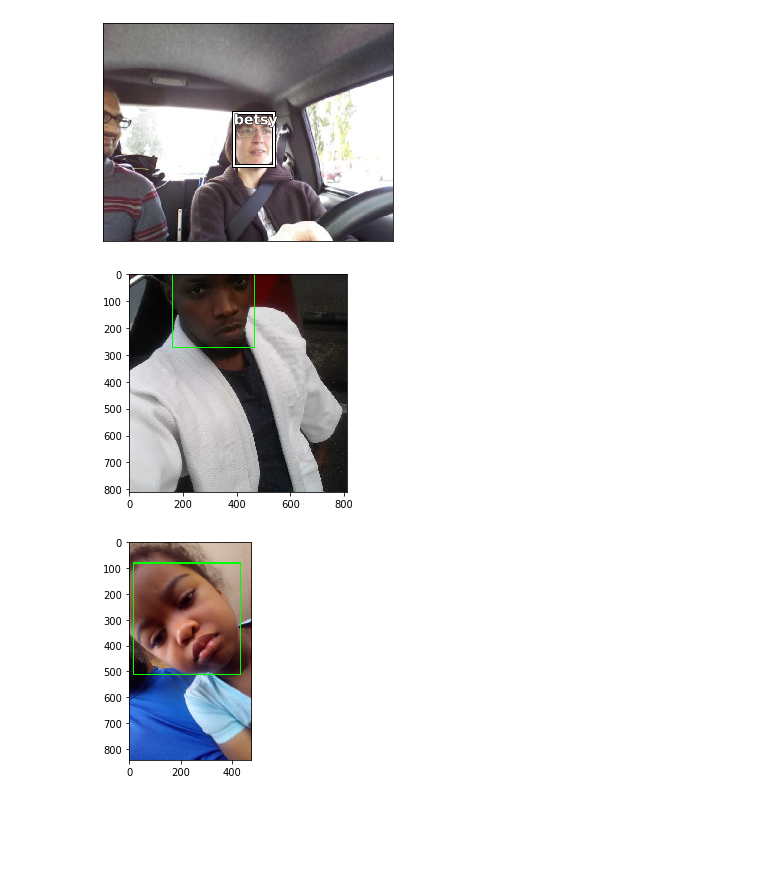
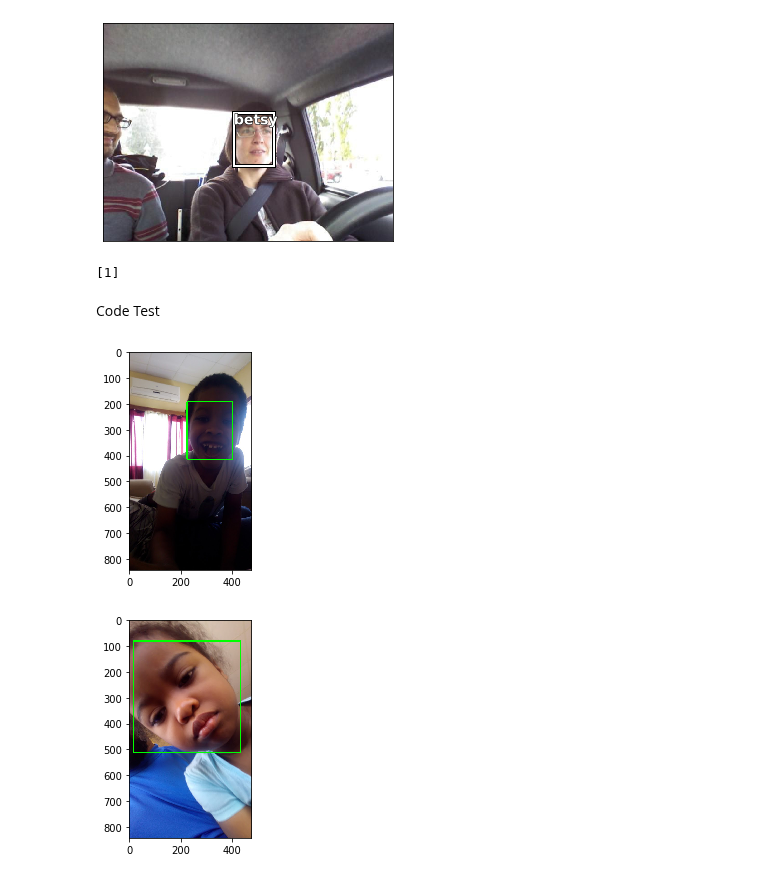
Before and after one commit to T-rex007/Face_recognition, a Jupyter notebook: Demo_notebook.ipynb, the cells around one changed output. Drawn from its saved outputs; the diff is of its cells as text; code cells hidden in the pictures; blank space fills up the shorter version.

```diff
--- a/Demo_notebook.ipynb
+++ b/Demo_notebook.ipynb
@@ -97,19 +97,25 @@ def get_feat(face_detector , feature_extractor,  impath):
 f1 = get_feat(m, feature_extractor, DATABASE_PATH+"tyrel.jpg")
 f2 = get_feat(m, feature_extractor, DATABASE_PATH+"jovi.jpg")
 pred = gboost.predict(transform(f1,f2))
+# %%
+print(pred)
+# %% [output]
+[1]
+# %% [markdown]
+Code Test
 # %%
-img = plt.imread(DATABASE_PATH+"kevon.jpg")
+img = plt.imread(DATABASE_PATH+"jovi.jpg")
 
 bb_lst = detect_faces(img, face_detector)
 b = bb_lst[0]
 img = cv2.rectangle(img,(b[0],b[1]),(b[0] + b[2],b[1]+ b[3]),(0,255,0),3)
 plt.imshow(img)
 if (len(bb_lst)>1):
     print("Error: more than one person detected in image")
     print("please esure only one person is in the image or try another")
 f1 = extract_feature(feature_extractor, img,bb_lst[0])
 # %% [output]
-[figure, old version]
+[figure, new version]
 # %%
 img = plt.imread(DATABASE_PATH+"gia.jpg")
 
```
Also changed, not shown: parts of 1 cell of this notebook, 1 other file.
